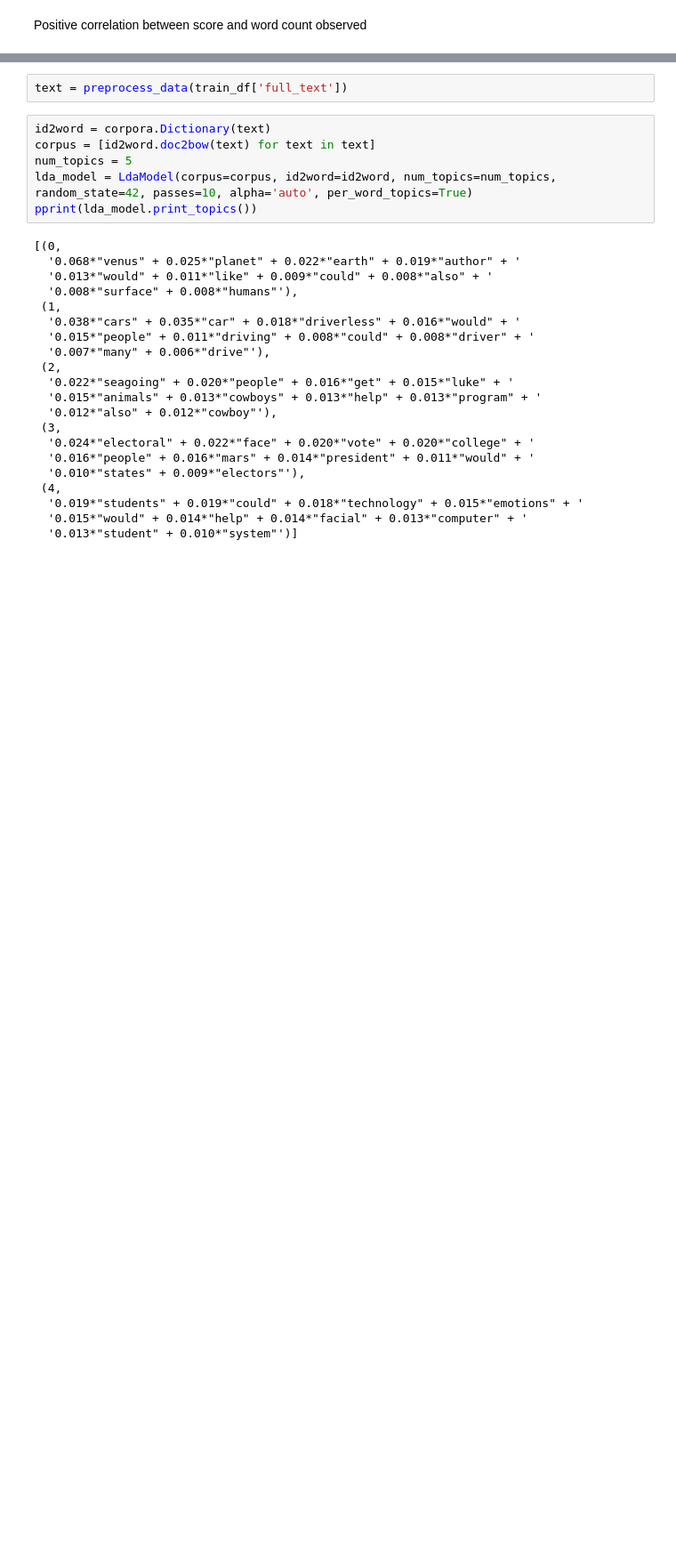
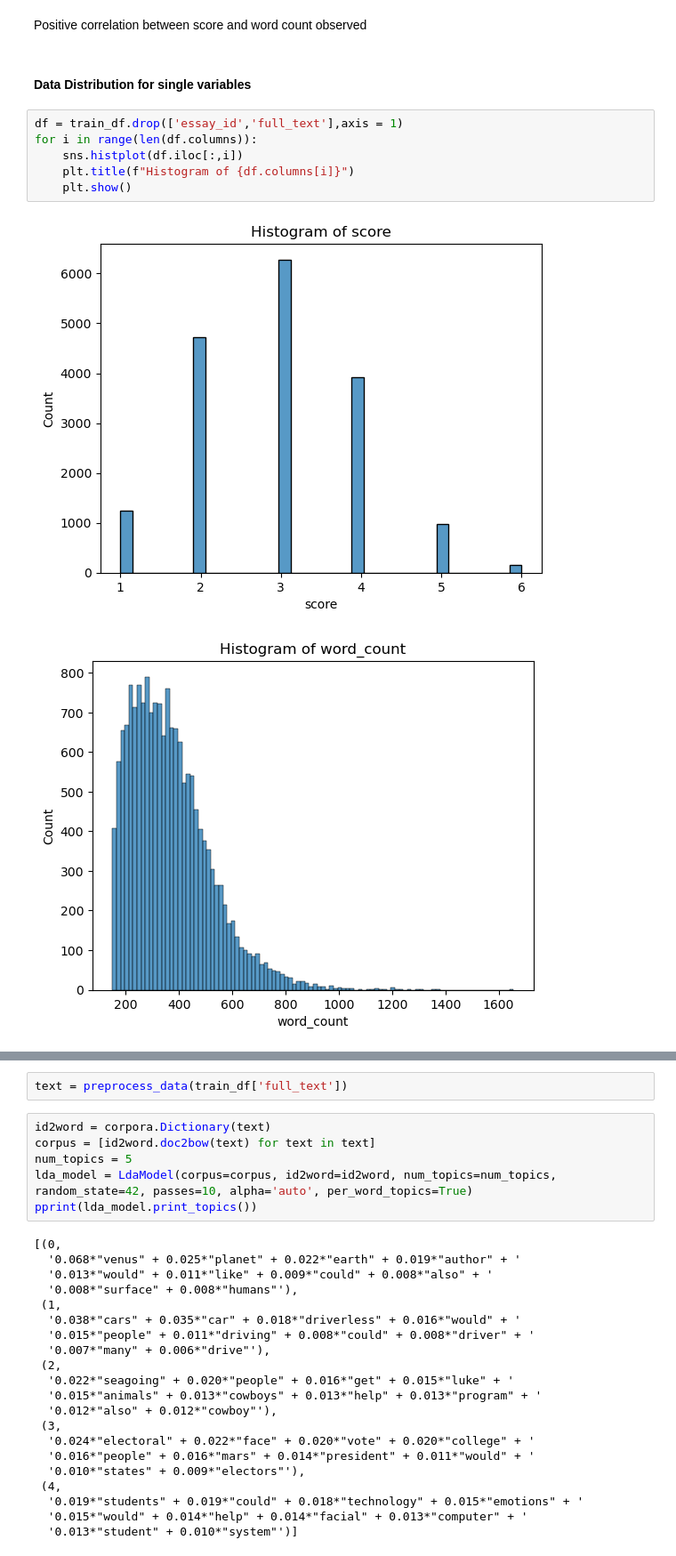
Before and after one commit to joycetaoyuuu/dsan-6600, a Jupyter notebook: code/EDA.ipynb, the cells around one changed output, grey strips where cells are left out. Shown: that part at 89% size. Saved outputs shown, nothing was run; the diff lists cells and outputs as text; blank space fills up the shorter version.

```diff
--- a/code/EDA.ipynb
+++ b/code/EDA.ipynb
@@ -53,2 +54,13 @@ sns.pairplot(data = train_df.drop('full_text',axis = 1))
 # %% [markdown]
 Positive correlation between score and word count observed
+# %% [markdown]
+#### Data Distribution for single variables
+# %%
+df = train_df.drop(['essay_id','full_text'],axis = 1)
+for i in range(len(df.columns)):
+    sns.histplot(df.iloc[:,i])
+    plt.title(f"Histogram of {df.columns[i]}")
+    plt.show()
+# %% [output]
+[figure, added]
+[figure, added]
```
Also changed, not shown: parts of 10 cells of this notebook, 1 other file.
